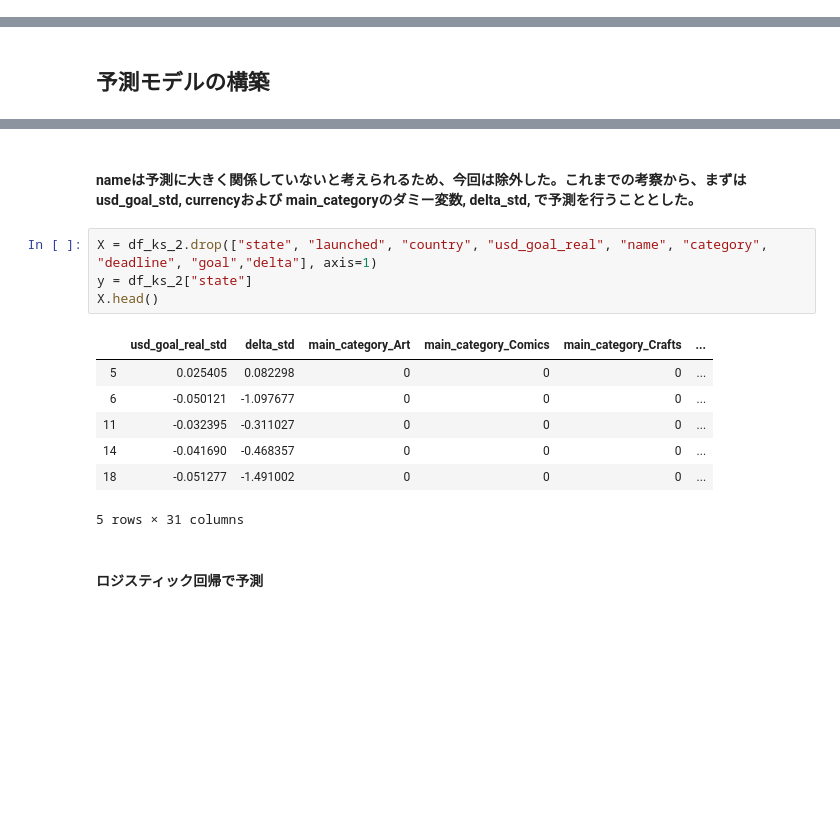
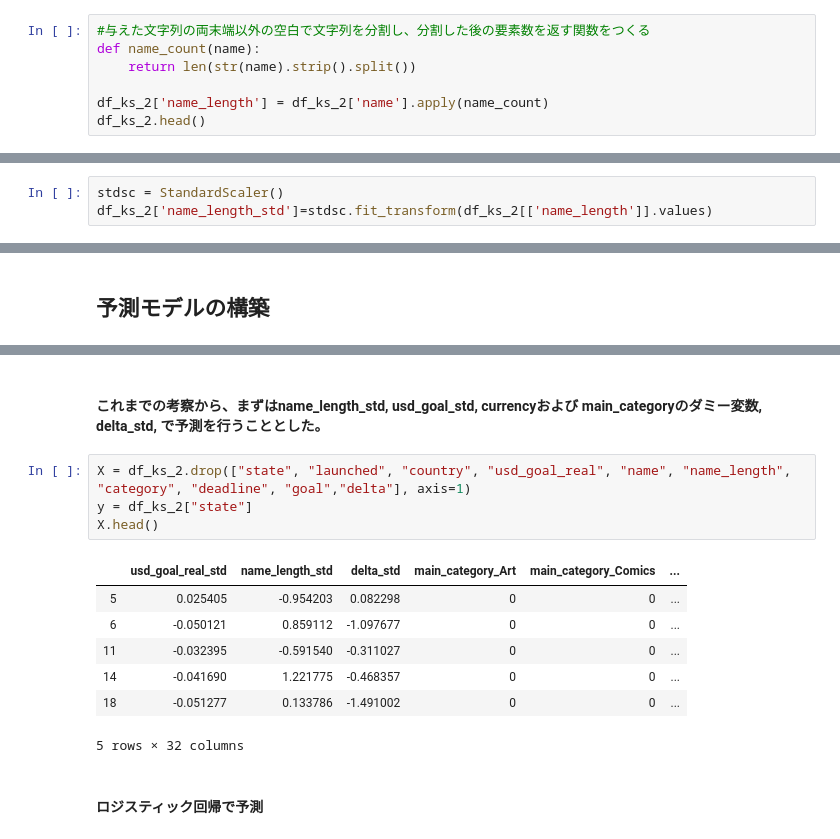
Before and after one commit to energygorilla/skillupAI, a Jupyter notebook: Day1_work_清水源一郎.ipynb, the cells around one changed output, grey strips where cells are left out. Cells and saved outputs as stored; diff of their text form; blank space fills up the shorter version.

```diff
--- a/Day1_work_清水源一郎.ipynb
+++ b/Day1_work_清水源一郎.ipynb
@@ -184,0 +188,7 @@ df_ks_2["usd_goal_real_std"]=stdsc.fit_transform(df_ks_2[["usd_goal_real"]].valu
+# %%
+#与えた文字列の両末端以外の空白で文字列を分割し、分割した後の要素数を返す関数をつくる
+def name_count(name):
+    return len(str(name).strip().split())
+
+df_ks_2['name_length'] = df_ks_2['name'].apply(name_count)
+df_ks_2.head()
@@ -185,3 +218,6 @@ df_ks_2["usd_goal_real_std"]=stdsc.fit_transform(df_ks_2[["usd_goal_real"]].valu
+# %%
+stdsc = StandardScaler()
+df_ks_2['name_length_std']=stdsc.fit_transform(df_ks_2[['name_length']].values)
 # %% [markdown]
 ### 期間について
 #### launchからdeadlineまでの日数を変数deltaとして新たに追加した。こちらも標準化を行ったものを予測に用いる。
@@ -490,17 +534,17 @@ df_ks_2.head()
 # %% [markdown]
-#### nameは予測に大きく関係していないと考えられるため、今回は除外した。これまでの考察から、まずは usd_goal_std, currencyおよび main_categoryのダミー変数, delta_std, で予測を行うこととした。
+#### これまでの考察から、まずはname_length_std, usd_goal_std, currencyおよび main_categoryのダミー変数, delta_std, で予測を行うこととした。
 # %%
-X = df_ks_2.drop(["state", "launched", "country", "usd_goal_real", "name", "category", "deadline", "goal","delta"], axis=1)
+X = df_ks_2.drop(["state", "launched", "country", "usd_goal_real", "name", "name_length", "category", "deadline", "goal","delta"], axis=1)
 y = df_ks_2["state"]
 X.head()
 # %% [output]
-|  | usd_goal_real_std | delta_std | main_category_Art | main_category_Comics | main_category_Crafts | ... |
-| 5 | 0.025405 | 0.082298 | 0 | 0 | 0 | ... |
-| 6 | -0.050121 | -1.097677 | 0 | 0 | 0 | ... |
-| 11 | -0.032395 | -0.311027 | 0 | 0 | 0 | ... |
-| 14 | -0.041690 | -0.468357 | 0 | 0 | 0 | ... |
-| 18 | -0.051277 | -1.491002 | 0 | 0 | 0 | ... |
+|  | usd_goal_real_std | name_length_std | delta_std | main_category_Art | main_category_Comics | ... |
+| 5 | 0.025405 | -0.954203 | 0.082298 | 0 | 0 | ... |
+| 6 | -0.050121 | 0.859112 | -1.097677 | 0 | 0 | ... |
+| 11 | -0.032395 | -0.591540 | -0.311027 | 0 | 0 | ... |
+| 14 | -0.041690 | 1.221775 | -0.468357 | 0 | 0 | ... |
+| 18 | -0.051277 | 0.133786 | -1.491002 | 0 | 0 | ... |
-5 rows × 31 columns
+5 rows × 32 columns
 # %% [markdown]
 #### ロジスティック回帰で予測
 # %%
```
Also changed, not shown: parts of 29 cells of this notebook.
